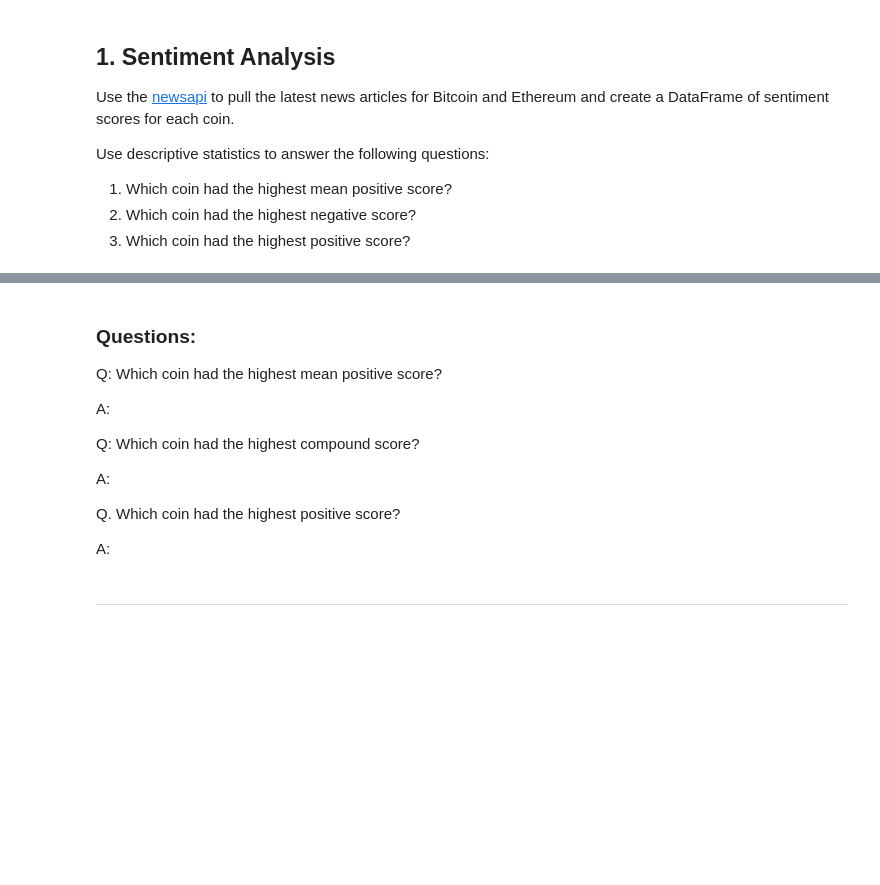
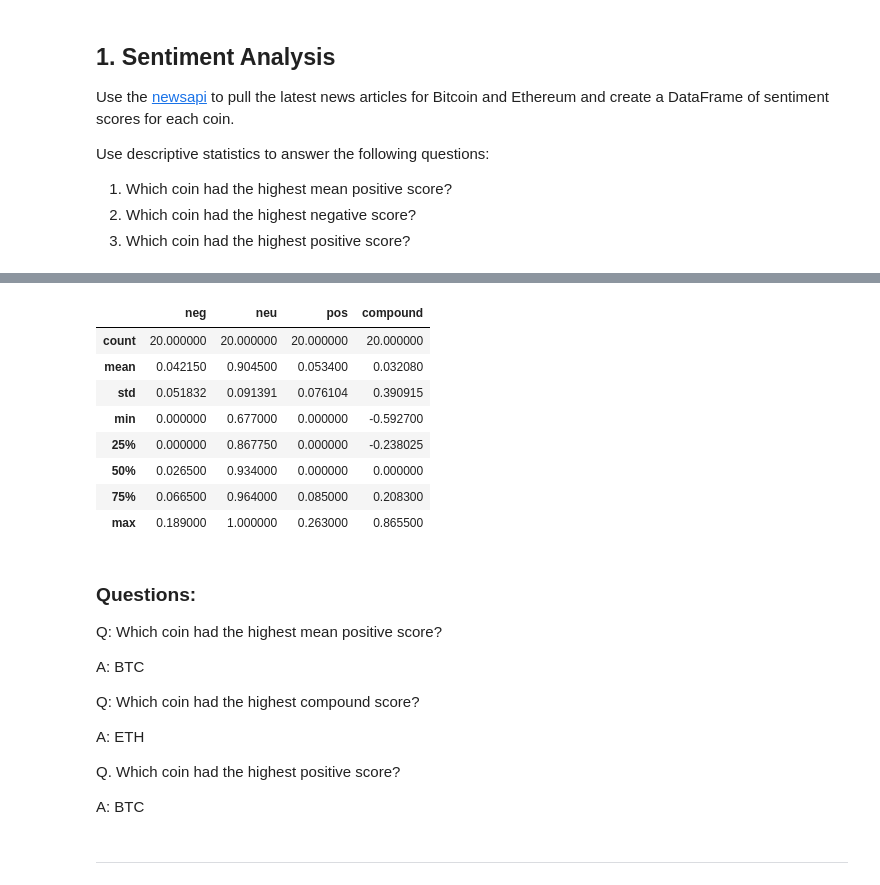
Before and after one commit to jaymemichelle/NLP_homework, a Jupyter notebook: crypto_sentiment.ipynb, the cells around one changed output, grey strips where cells are left out. Drawn from its saved outputs; the diff is of its cells as text; code cells hidden in the pictures; blank space fills up the shorter version.

```diff
--- a/crypto_sentiment.ipynb
+++ b/crypto_sentiment.ipynb
@@ -59 +108,23 @@ ETH_news["articles"][0]
+# %%
+# Create the Ethereum sentiment scores DataFrame
+# YOUR CODE HERE!
+sent = []
+
+for news in ETH_news ["articles"]:
+    content = news["content"]
+    result = analyzer.polarity_scores(content)
+    neg = result["neg"]
+    neu = result["neu"]
+    pos = result["pos"]
+    compound = result["compound"]
+    sent.append({
+    'text':content,
+    'neg':neg,
+    'neu':neu,
+    'pos':pos,
+    'compound':compound
+    }
+    )
+
+sent_eth_df = pd.DataFrame(sent)
 # %%
@@ -63,4 +144,14 @@ BTC_df = create_df(BTC_df["articles"], "scores")
 # %%
-# Create the Ethereum sentiment scores DataFrame
+# Describe the Ethereum Sentiment
 # YOUR CODE HERE!
-ETH_df = create_df(ETH_df["articles"], "scores")
+sent_eth_df.describe()
+# %% [output]
+|  | neg | neu | pos | compound |
+| count | 20.000000 | 20.000000 | 20.000000 | 20.000000 |
+| mean | 0.042150 | 0.904500 | 0.053400 | 0.032080 |
+| std | 0.051832 | 0.091391 | 0.076104 | 0.390915 |
+| min | 0.000000 | 0.677000 | 0.000000 | -0.592700 |
+| 25% | 0.000000 | 0.867750 | 0.000000 | -0.238025 |
+| 50% | 0.026500 | 0.934000 | 0.000000 | 0.000000 |
+| 75% | 0.066500 | 0.964000 | 0.085000 | 0.208300 |
+| max | 0.189000 | 1.000000 | 0.263000 | 0.865500 |
@@ -77,15 +160,15 @@ BTC_df.describe()
 
 Q: Which coin had the highest mean positive score?
 
-A:
+A: BTC
 
 Q: Which coin had the highest compound score?
 
-A:
+A: ETH
 
 Q. Which coin had the highest positive score?
 
-A:
+A: BTC
 # %% [markdown]
 ---
 # %% [markdown]
```
Also changed, not shown: parts of 30 cells of this notebook, 6 other files.
